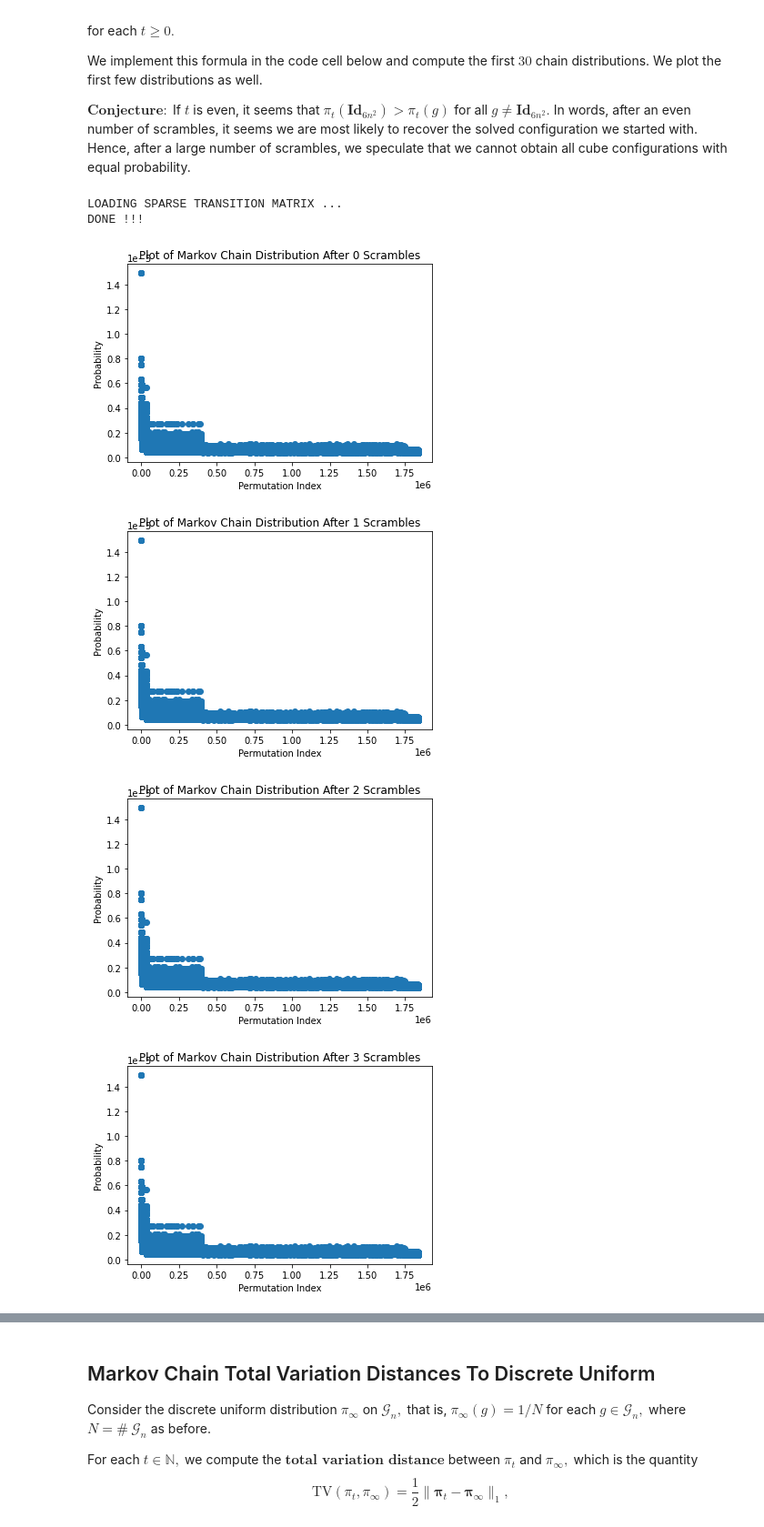
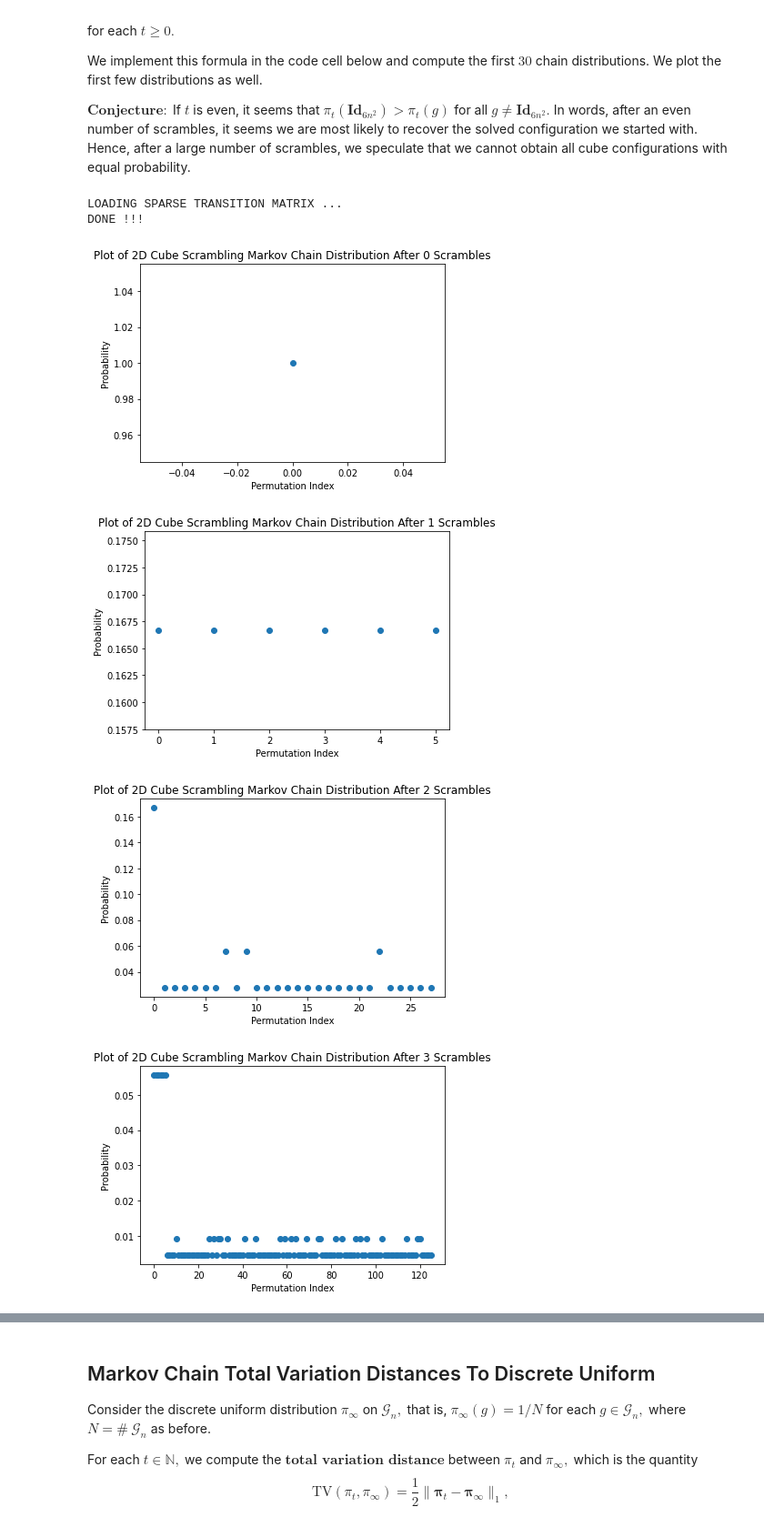
Before and after one commit to vskaush2/RubiksCubeMarkovChain, a Jupyter notebook: RubiksCubeMarkovChainDemo.ipynb, the cells around one changed output, grey strips where cells are left out. Shown: that part at 91% size. Cells and saved outputs as stored; diff of their text form; code cells hidden in the pictures.

```diff
--- a/RubiksCubeMarkovChainDemo.ipynb
+++ b/RubiksCubeMarkovChainDemo.ipynb
@@ -213,23 +213,23 @@ $\textbf{Conjecture}:$ If $t$ is even, it seems that $\pi_t \left(\textbf{Id}_{6
 # %%
 n=2
 MC=MarkovChainCalculations(n)
 t=29
 
 pis=[]
 for j in range(t+1):
-    pis.append(MC.compute_chain_distribution(t))
+    pis.append(MC.compute_chain_distribution(j))
 
 for j in range(10):
     pi=pis[j].data
     fig,ax=plt.subplots()
     ax.scatter(range(len(pi)), pi)
-    ax.set_title('Plot of Markov Chain Distribution After {} Scrambles'.format(j))
+    ax.set_title('Plot of {}D Cube Scrambling Markov Chain Distribution After {} Scrambles'.format(n,j))
     ax.set_xlabel('Permutation Index')
     ax.set_ylabel('Probability')
 # %% [output]
 LOADING SPARSE TRANSITION MATRIX ...
 DONE !!!
-[figure, old version]
+[figure, new version]
-[figure, old version]
+[figure, new version]
-[figure, old version]
+[figure, new version]
-[figure, old version]
+[figure, new version]
```
Also changed, not shown: parts of 5 cells of this notebook.
